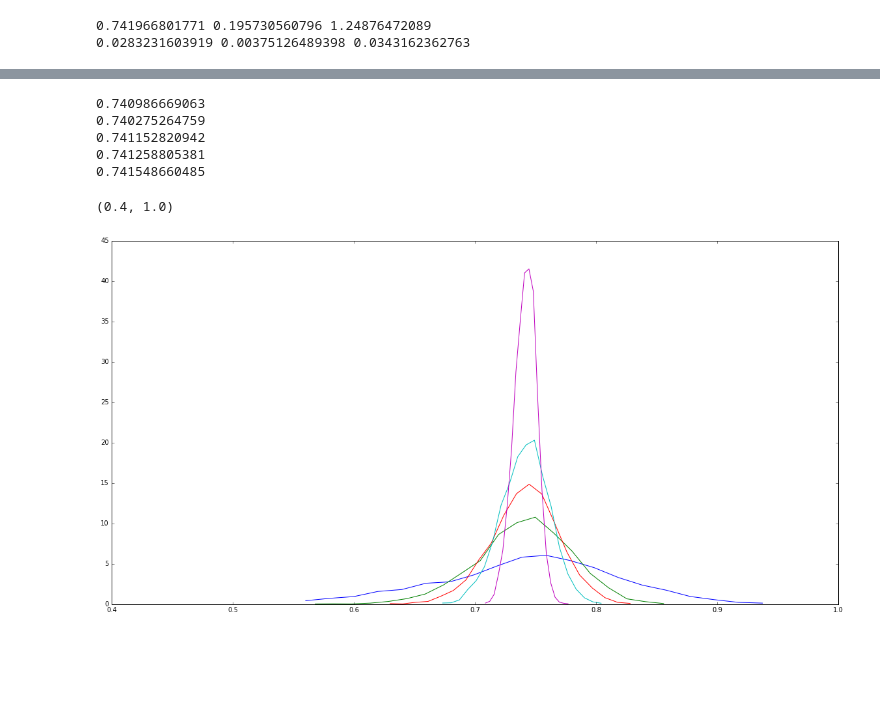
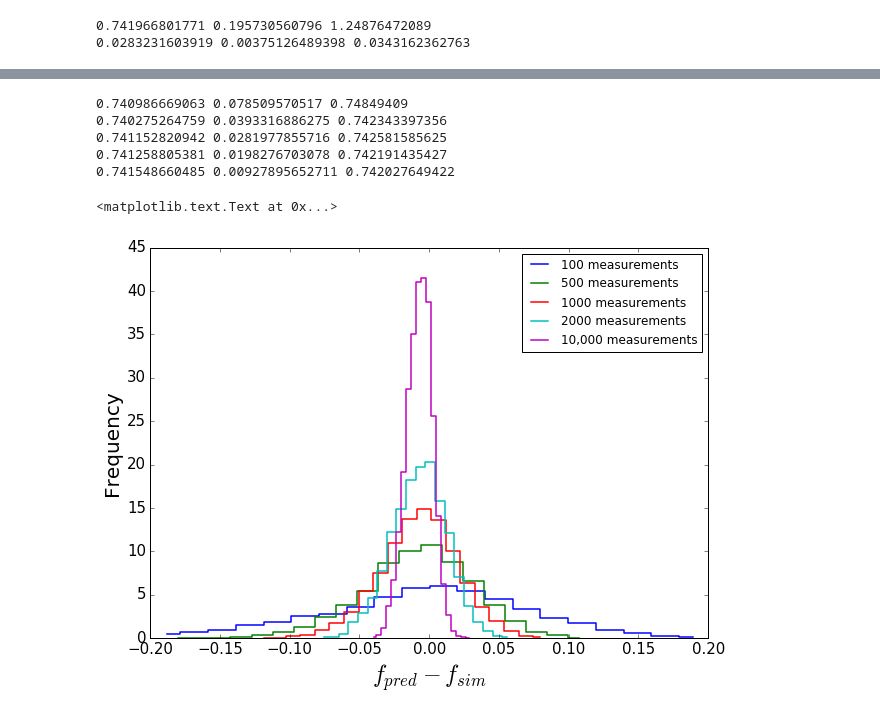
Before and after one commit to calumhrmurray/NumRep, a Jupyter notebook: max_likelihood/two_component_decay.ipynb, the cells around one changed output, grey strips where cells are left out. Cells and saved outputs as stored; diff of their text form; code cells hidden in the pictures; blank space fills up the shorter version.

```diff
--- a/max_likelihood/two_component_decay.ipynb
+++ b/max_likelihood/two_component_decay.ipynb
@@ -204,27 +198,24 @@ run500 = np.load('/home/calum/Documents/NumRep/max_likelihood/run500.npy')
 run1000 = np.load('/home/calum/Documents/NumRep/max_likelihood/run1000.npy')
 run2000 = np.load('/home/calum/Documents/NumRep/max_likelihood/run2000.npy')
 run10000 = np.load('/home/calum/Documents/NumRep/max_likelihood/large_run_sim_tnc.npy')
-# %%
-def plot_run(array,idx):
-    n, bins = np.histogram(np.array([row[idx] for row in array if .95 >row[0] > .55]), bins=20, normed=True)
-
-    step = (bins[1]-bins[0])/2
-    plt.plot(bins[1:]-step,n)
-    print(np.mean([row[idx] for row in array if 1 >row[0] > 0]))
 # %%
-plt.figure(figsize=(20,10))
-plot_run(run100,0)
-plot_run(run500,0)
-plot_run(run1000,0)
-plot_run(run2000,0)
-plot_run(run10000,0)
-plt.xlim(0.4,1.0)
+plt.figure(figsize=(10,7))
+plot_run(run100,0,'100 measurements')
+plot_run(run500,0,'500 measurements')
+plot_run(run1000,0,'1000 measurements')
+plot_run(run2000,0,'2000 measurements')
+plot_run(run10000,0,'10,000 measurements')
+plt.legend(fontsize=12)
+plt.xticks(fontsize=15)
+plt.yticks(fontsize=15)
+plt.xlabel('$f_{pred}-f_{sim}$',fontsize=24)
+plt.ylabel('Frequency',fontsize=20)
 # %% [output]
-0.740986669063
-0.740275264759
-0.741152820942
-0.741258805381
-0.741548660485
+0.740986669063 0.078509570517 0.74849409
+0.740275264759 0.0393316886275 0.742343397356
+0.741152820942 0.0281977855716 0.742581585625
+0.741258805381 0.0198276703078 0.742191435427
+0.741548660485 0.00927895652711 0.742027649422
-(0.4, 1.0)
+<matplotlib.text.Text at 0x...>
-[figure, old version]
+[figure, new version]
 # %%
```
Also changed, not shown: parts of 16 cells of this notebook, 15 other files.
